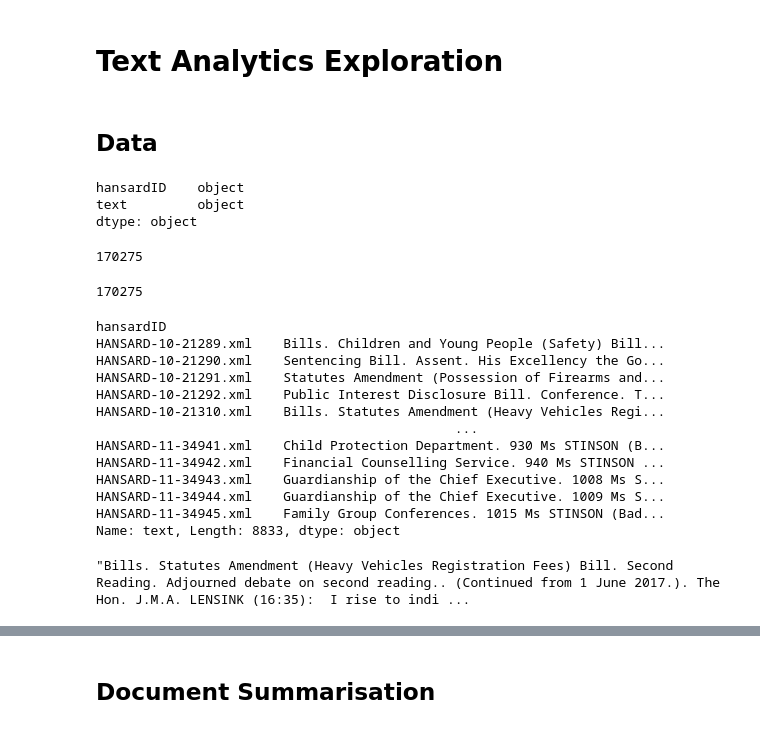
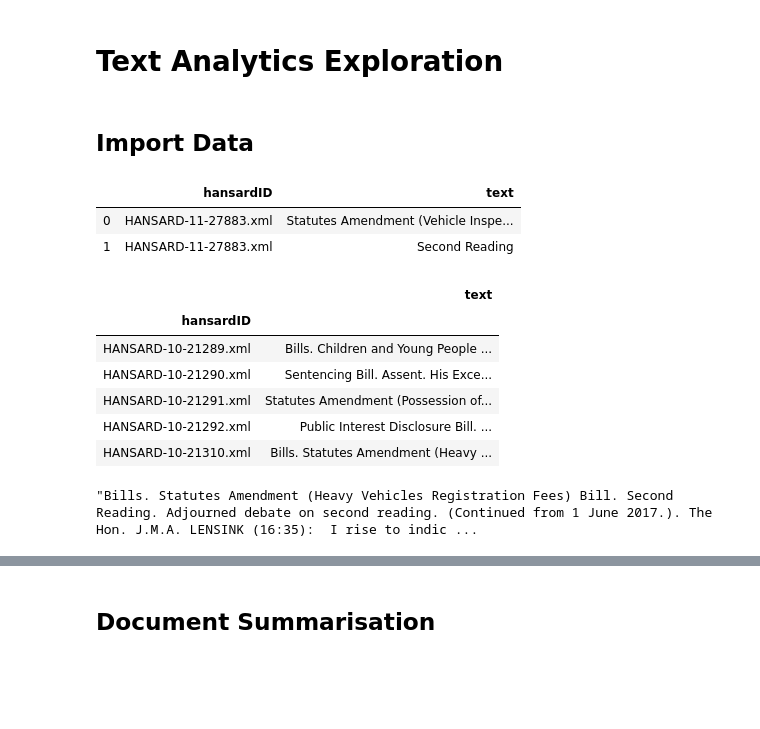
Before and after one commit to xcelsiorbosi/UNI_2019_DAG_TEXT_ANALYTICS, a Jupyter notebook: analytics/TextAnalyticsExploration.ipynb, the cells around one changed output, grey strips where cells are left out. Drawn from its saved outputs; the diff is of its cells as text; code cells hidden in the pictures; blank space fills up the shorter version.

```diff
--- a/analytics/TextAnalyticsExploration.ipynb
+++ b/analytics/TextAnalyticsExploration.ipynb
@@ -1,7 +1,7 @@
 # %% [markdown]
 # Text Analytics Exploration
 # %% [markdown]
-## Data
+## Import Data
 # %%
 url = "http://hansardpublic.parliament.sa.gov.au/Pages/HansardResult.aspx#/docid/HANSARD-10-25756"
 text = "When I tried to get a copy of the commissioner's report after being tabled, why was I basically told that there was a very limited— The PRESIDENT: This is a matter of personal explanation in a supplementary. Just please, the Hon. Mr Wortley, ask your supplementary. The Hon. R.P. WORTLEY: Why weren't all members of parliament given a copy of the royal commission's report? The Hon. D.W. Ridgway: But you told us before you never read reports. The Hon. R.I. LUCAS (Treasurer) (15:26): Mr President, I won't go down that particular path, as delicious as that interjection might have been in relation to the Hon. Mr Wortley saying he couldn't trust himself to read his own reports. I don't know why the Hon. Mr Wortley was unable to get a copy of the royal commission report. It was certainly publicly available. If it pleases the member, I will see whether there is not a spare copy somewhere. If we do find a spare copy and give it to him, I will be asking questions afterwards of the honourable member just to make sure he did read it. The Hon. D.W. Ridgway: Do you want it delivered to Scuzzi or something more convenient for you? The PRESIDENT: Are you finished, the Hon. Mr Ridgway? The Hon. R.P. WORTLEY: You just worry about our trade exports, mate, for the state. The PRESIDENT: The Hon. Mr Wortley, I am waiting patiently here to give you the call for your question. Have you finished your private conversation with the Hon. Mr Ridgway? Yes? The Hon. Mr Wortley."
@@ -12,22 +12,13 @@ import pandas as pd
 import numpy as np
 import os
 
-#data = pd.read_excel (os.getcwd() + "\\HANSARDfullDataset.xlsx", sheet_name="text")
 data = pd.read_excel ("..\\data\\HANSARDfullDataset.xlsx", sheet_name="text")
 df = pd.DataFrame(data, columns= ['hansardID','text'])
 df = df.astype({"hansardID":'str', "text":'str'})
-df.dtypes
+
+#df.dtypes
+df.head(2)
 # %% [output]
-hansardID    object
-text         object
-dtype: object
+|  | hansardID | text |
+| 0 | HANSARD-11-27883.xml | Statutes Amendment (Vehicle Inspe... |
+| 1 | HANSARD-11-27883.xml | Second Reading |
-# %%
-len(df.index)
-# %% [output]
-170275
-# %%
-df['text'].replace('NULL', np.nan, inplace=True)
-df.dropna(subset=['text'], inplace=True)
-len(df.index)
-# %% [output]
-170275
@@ -34,23 +38,17 @@ len(df.index)
 # %%
 # Group text into one document
 grouped_text = df.groupby('hansardID')['text'].agg(lambda col: '. '.join(col))
 grouped_text_df = pd.DataFrame(grouped_text, columns= ['text'])
-print (grouped_text)
+grouped_text_df.head(5)
 # %% [output]
-hansardID
-HANSARD-10-21289.xml    Bills. Children and Young People (Safety) Bill...
-HANSARD-10-21290.xml    Sentencing Bill. Assent. His Excellency the Go...
-HANSARD-10-21291.xml    Statutes Amendment (Possession of Firearms and...
-HANSARD-10-21292.xml    Public Interest Disclosure Bill. Conference. T...
-HANSARD-10-21310.xml    Bills. Statutes Amendment (Heavy Vehicles Regi...
-                                              ...
-HANSARD-11-34941.xml    Child Protection Department. 930 Ms STINSON (B...
-HANSARD-11-34942.xml    Financial Counselling Service. 940 Ms STINSON ...
-HANSARD-11-34943.xml    Guardianship of the Chief Executive. 1008 Ms S...
-HANSARD-11-34944.xml    Guardianship of the Chief Executive. 1009 Ms S...
-HANSARD-11-34945.xml    Family Group Conferences. 1015 Ms STINSON (Bad...
-Name: text, Length: 8833, dtype: object
+|  | text |
+| hansardID |  |
+| HANSARD-10-21289.xml | Bills. Children and Young People ... |
+| HANSARD-10-21290.xml | Sentencing Bill. Assent. His Exce... |
+| HANSARD-10-21291.xml | Statutes Amendment (Possession of... |
+| HANSARD-10-21292.xml | Public Interest Disclosure Bill. ... |
+| HANSARD-10-21310.xml | Bills. Statutes Amendment (Heavy ... |
 # %%
-grouped_text.iloc[4]
+grouped_text.iloc[4].replace("..",".")
 # %% [output]
-"Bills. Statutes Amendment (Heavy Vehicles Registration Fees) Bill. Second Reading. Adjourned debate on second reading.. (Continued from 1 June 2017.). The Hon. J.M.A. LENSINK (16:35):  I rise to indi ...
+"Bills. Statutes Amendment (Heavy Vehicles Registration Fees) Bill. Second Reading. Adjourned debate on second reading. (Continued from 1 June 2017.). The Hon. J.M.A. LENSINK (16:35):  I rise to indic ...
```
Also changed, not shown: parts of 35 cells of this notebook, 1 other file.
